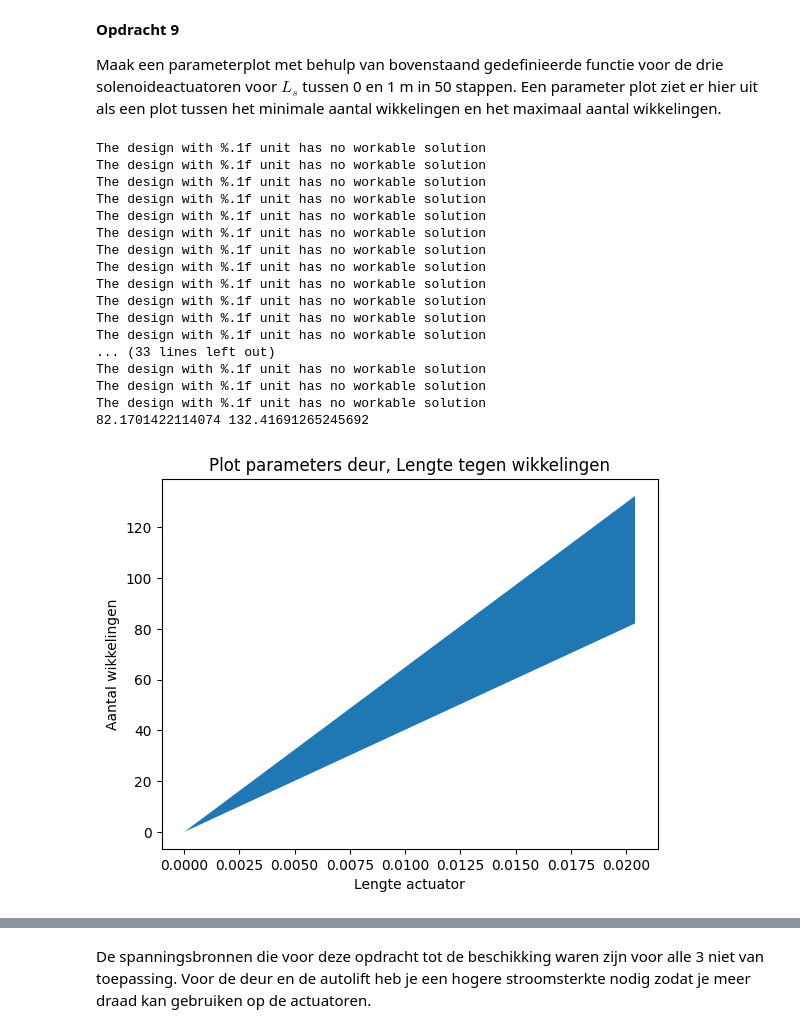
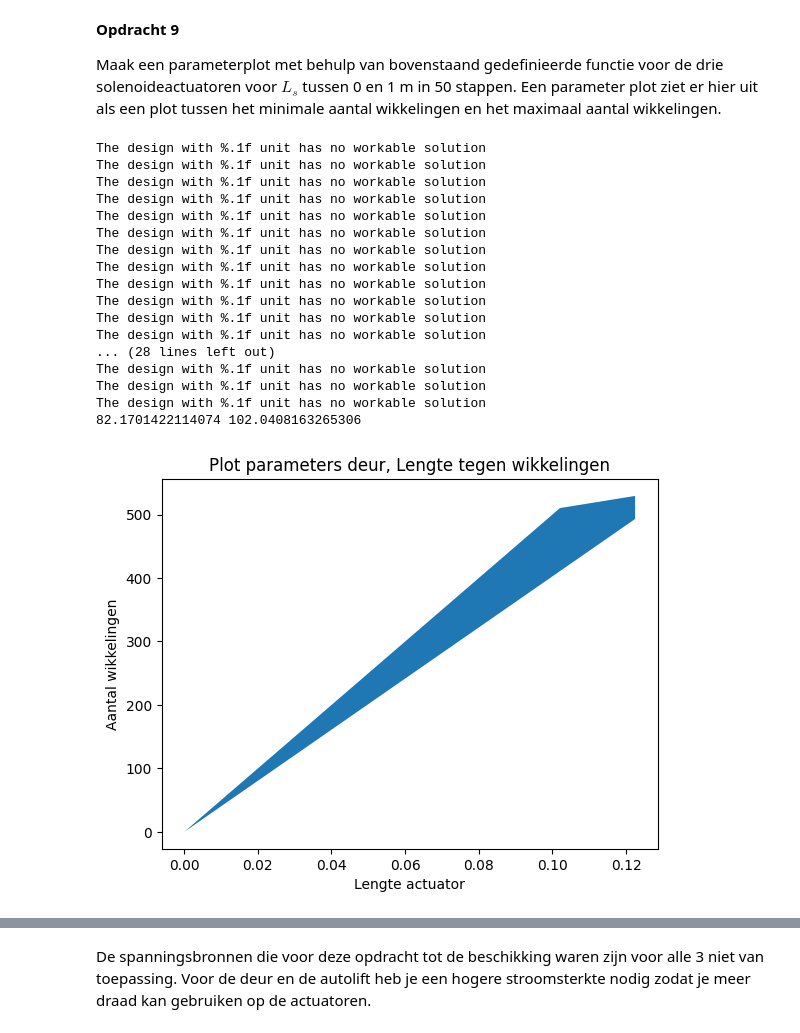
Before and after one commit to korne-Hoendervangers/opdrachten-DEF-D-KorneHoendervangers, a Jupyter notebook: DigitaleOntwerpopdrachten/2KrachtactuatorOpdracht/2KrachtactuatorOpdracht/KrachtactuatorOpdracht.ipynb, the cells around one changed output, grey strips where cells are left out. Saved outputs shown, nothing was run; the diff lists cells and outputs as text; code cells hidden in the pictures.

```diff
--- a/DigitaleOntwerpopdrachten/2KrachtactuatorOpdracht/2KrachtactuatorOpdracht/KrachtactuatorOpdracht.ipynb
+++ b/DigitaleOntwerpopdrachten/2KrachtactuatorOpdracht/2KrachtactuatorOpdracht/KrachtactuatorOpdracht.ipynb
@@ -224,43 +224,43 @@ L_s = np.linspace(0,1,50)
 F_deur = 40 #N
 r_s_deur = 0.01 #m
 I_deur = 0.5 #A
-r_d_deur = 0.00005 #m
-L_d_deur = 8.32 #m
+r_d_deur = 0.0001 #m
+L_d_deur = 33.26 #m
 #functies invullen
 
 aantal_wikkelingen_min = np.zeros(50)
 aantal_wikkelingen_max = np.zeros(50)
 
 for i in range(50):
     aantal_wikkelingen_min[i], aantal_wikkelingen_max[i] = aantal_wikkelingen(L_s[i],F_deur, r_s_deur,I_deur, r_d_deur, L_d_deur)
 
 print(aantal_wikkelingen_min[1],aantal_wikkelingen_max[1])
 
 plt.figure()
 plt.fill_between(L_s,aantal_wikkelingen_min,aantal_wikkelingen_max) # De ruimte tussen de eisen vullen
 plt.title("Plot parameters deur, Lengte tegen wikkelingen")
 plt.xlabel("Lengte actuator")
 plt.ylabel("Aantal wikkelingen")
 plt.show()
 # %% [output]
 The design with %.1f unit has no workable solution
 The design with %.1f unit has no workable solution
 The design with %.1f unit has no workable solution
 The design with %.1f unit has no workable solution
 The design with %.1f unit has no workable solution
 The design with %.1f unit has no workable solution
 The design with %.1f unit has no workable solution
 The design with %.1f unit has no workable solution
 The design with %.1f unit has no workable solution
 The design with %.1f unit has no workable solution
 The design with %.1f unit has no workable solution
 The design with %.1f unit has no workable solution
-... (33 lines left out)
+... (28 lines left out)
 The design with %.1f unit has no workable solution
 The design with %.1f unit has no workable solution
 The design with %.1f unit has no workable solution
-82.1701422114074 132.41691265245692
+82.1701422114074 102.0408163265306
-[figure, old version]
+[figure, new version]
 # %%
 #plot voor Keukenkastje
 #hetzelfde geldt voor een keukenkastje, Deze kan ook niet een meter lang zijn.
```
Also changed, not shown: parts of 12 cells of this notebook.
